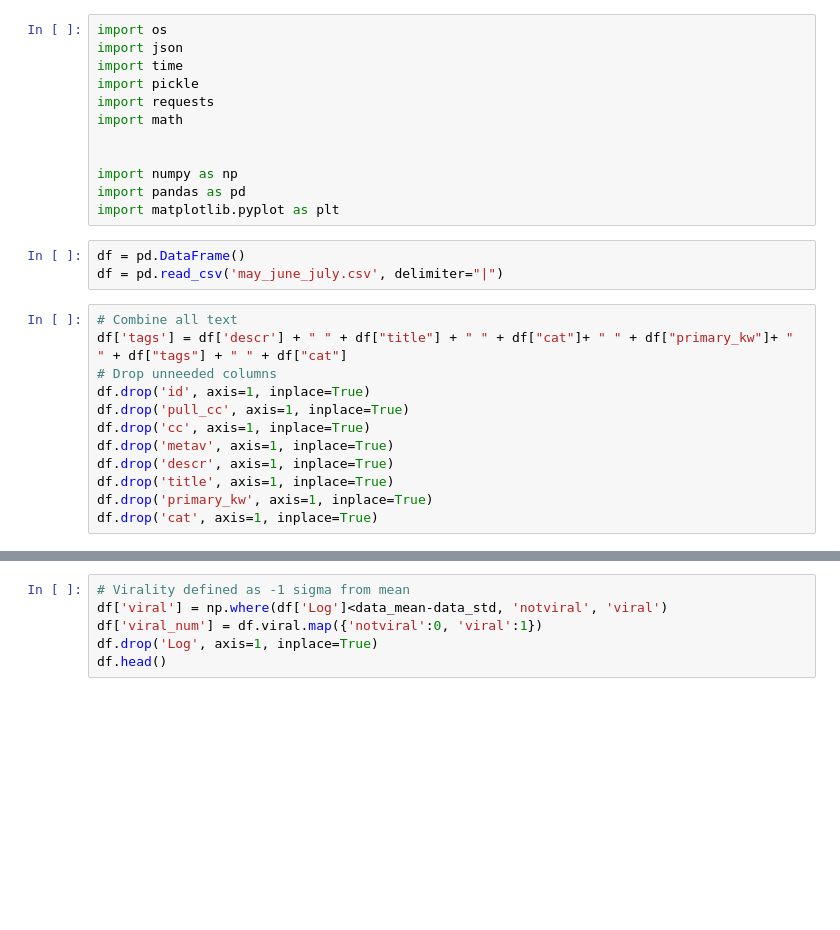
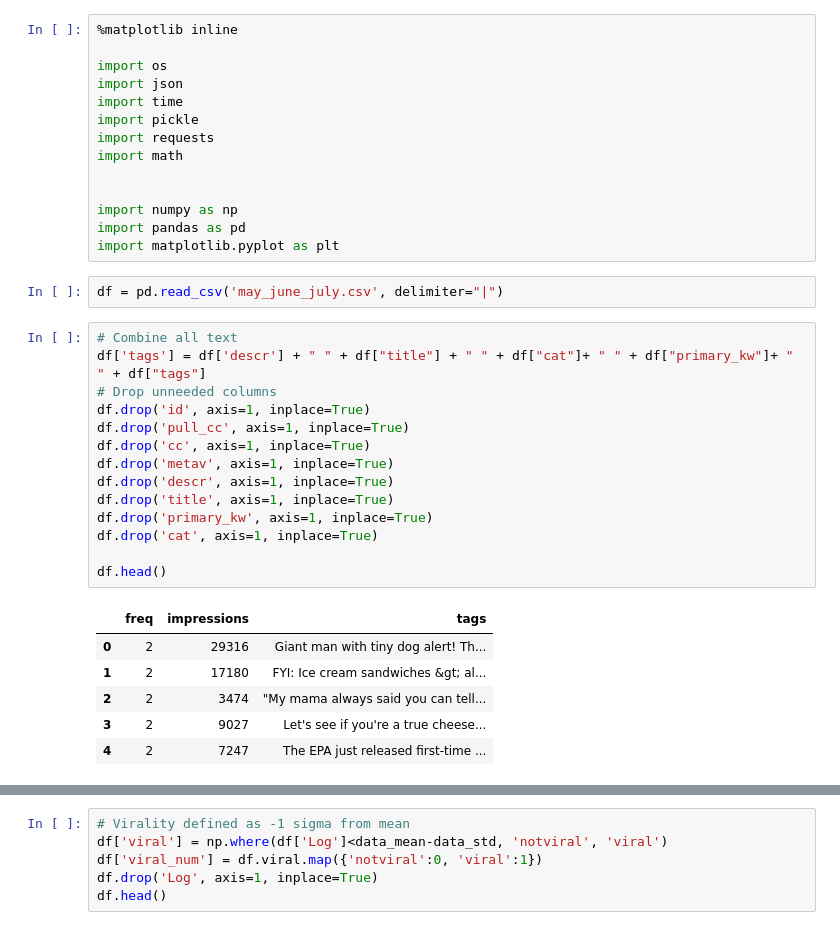
Before and after one commit to georgetown-analytics/team-buzzfeed, a Jupyter notebook: anurag-modeling/buzzmodel.ipynb, the cells around one changed output, grey strips where cells are left out. Saved outputs shown, nothing was run; the diff lists cells and outputs as text; blank space fills up the shorter version.

```diff
--- a/anurag-modeling/buzzmodel.ipynb
+++ b/anurag-modeling/buzzmodel.ipynb
@@ -1,4 +1,6 @@
 # %%
+%matplotlib inline
+
 import os
 import json
 import time
@@ -11,20 +13,28 @@ import numpy as np
 import pandas as pd
 import matplotlib.pyplot as plt
 # %%
-df = pd.DataFrame()
 df = pd.read_csv('may_june_july.csv', delimiter="|")
 # %%
 # Combine all text
-df['tags'] = df['descr'] + " " + df["title"] + " " + df["cat"]+ " " + df["primary_kw"]+ " " + df["tags"] + " " + df["cat"]
+df['tags'] = df['descr'] + " " + df["title"] + " " + df["cat"]+ " " + df["primary_kw"]+ " " + df["tags"]
 # Drop unneeded columns
 df.drop('id', axis=1, inplace=True)
 df.drop('pull_cc', axis=1, inplace=True)
 df.drop('cc', axis=1, inplace=True)
 df.drop('metav', axis=1, inplace=True)
 df.drop('descr', axis=1, inplace=True)
 df.drop('title', axis=1, inplace=True)
 df.drop('primary_kw', axis=1, inplace=True)
 df.drop('cat', axis=1, inplace=True)
+
+df.head()
+# %% [output]
+|  | freq | impressions | tags |
+| 0 | 2 | 29316 | Giant man with tiny dog alert! Th... |
+| 1 | 2 | 17180 | FYI: Ice cream sandwiches &gt; al... |
+| 2 | 2 | 3474 | "My mama always said you can tell... |
+| 3 | 2 | 9027 | Let's see if you're a true cheese... |
+| 4 | 2 | 7247 | The EPA just released first-time ... |
 # %%
 # NORMALIZE TO LOG DISTRIBUTION
 # Compute Log (freq*impressions/1000)
```
Also changed, not shown: parts of 32 cells of this notebook, 1 other file.
